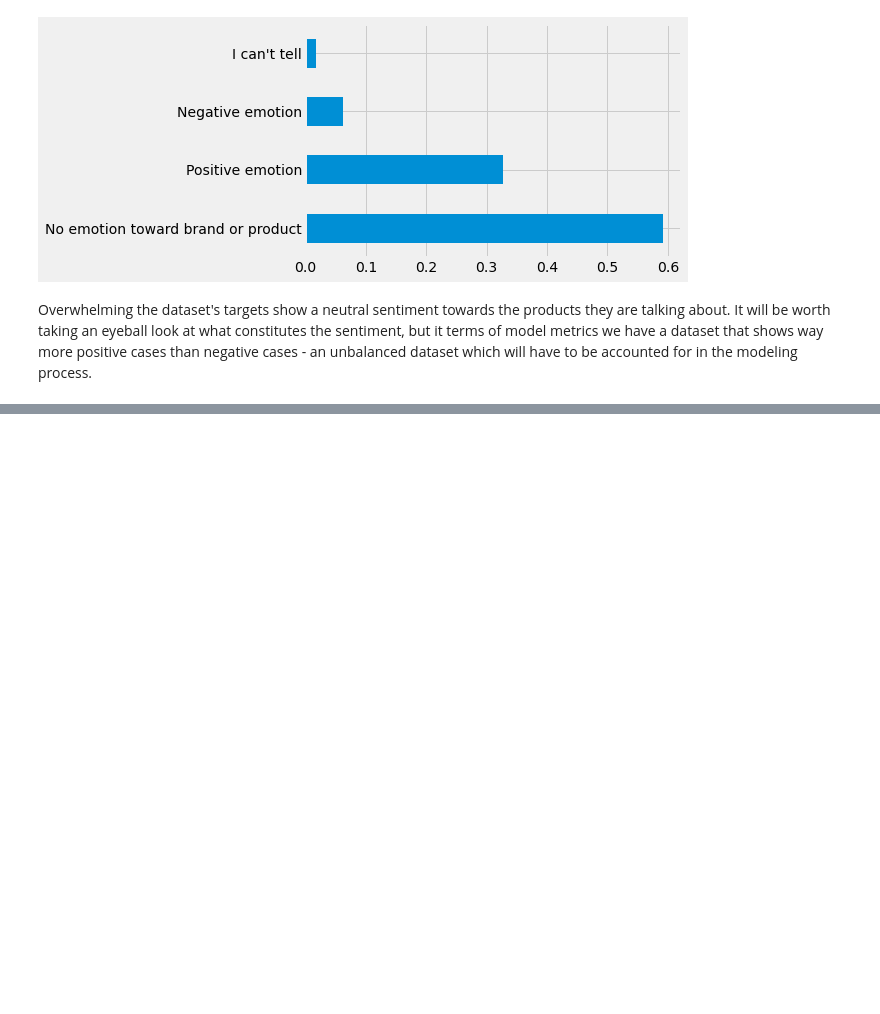
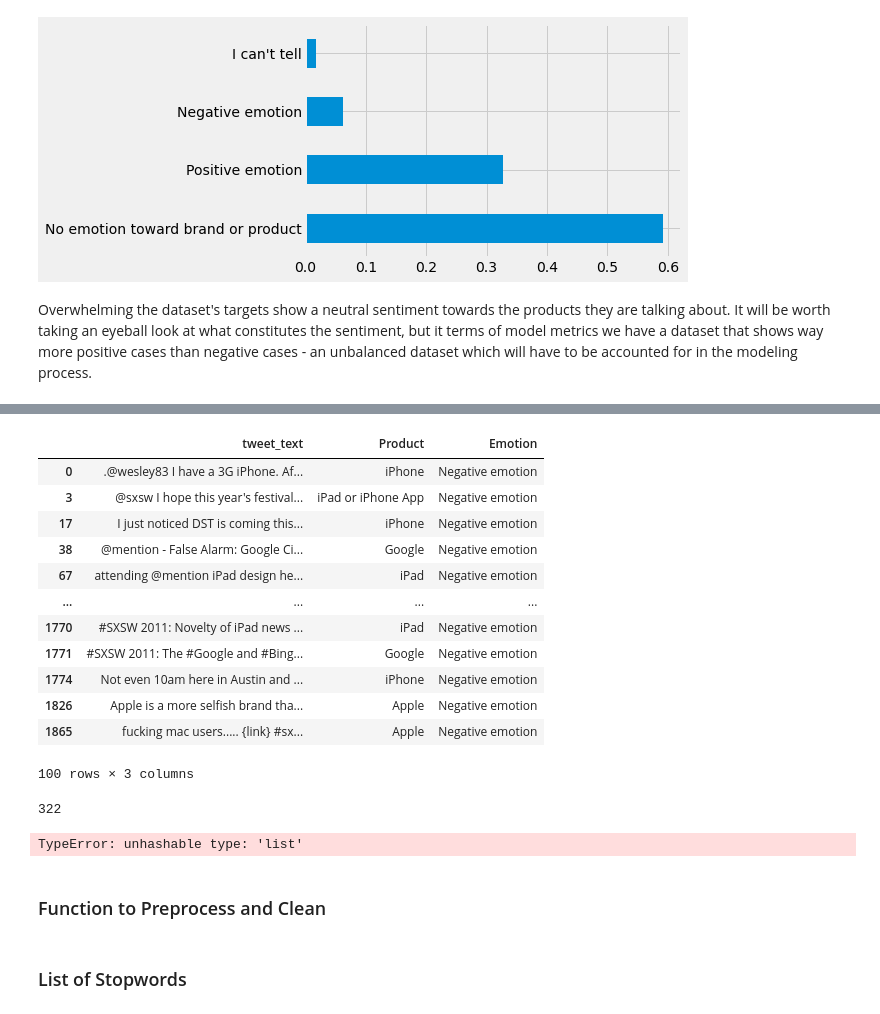
Before and after one commit to seanisthegood/Twitter_Sentiment_Project, a Jupyter notebook: Untitled.ipynb, the cells around one changed output, grey strips where cells are left out. Cells and saved outputs as stored; diff of their text form; code cells hidden in the pictures; blank space fills up the shorter version.

```diff
--- a/Untitled.ipynb
+++ b/Untitled.ipynb
@@ -145,0 +224,2 @@ Dear #SXSW goer... Please look up from your fucking iPhone when walking the hall
+# %%
+na_mask = data['Product'].isna().copy()
@@ -145,0 +259,2 @@ Dear #SXSW goer... Please look up from your fucking iPhone when walking the hall
+# %%
+data[na_mask]['test']= [x if x in product_words else np.NaN for x in data[na_mask]['tweet_text'].copy()]
@@ -145,0 +303,4 @@ Dear #SXSW goer... Please look up from your fucking iPhone when walking the hall
+# %%
+data.drop(6,inplace=True)
+# %%
+pd.set_option('display.max_colwidth', 0)
@@ -145,0 +327,20 @@ Dear #SXSW goer... Please look up from your fucking iPhone when walking the hall
+# %%
+data.dropna()[data.dropna()['Emotion']=='Negative emotion'].head(100)
+# %% [output]
+|  | tweet_text | Product | Emotion |
+| 0 | .@wesley83 I have a 3G iPhone. Af... | iPhone | Negative emotion |
+| 3 | @sxsw I hope this year's festival... | iPad or iPhone App | Negative emotion |
+| 17 | I just noticed DST is coming this... | iPhone | Negative emotion |
+| 38 | @mention - False Alarm: Google Ci... | Google | Negative emotion |
+| 67 | attending @mention iPad design he... | iPad | Negative emotion |
+| ... | ... | ... | ... |
+| 1770 | #SXSW 2011: Novelty of iPad news ... | iPad | Negative emotion |
+| 1771 | #SXSW 2011: The #Google and #Bing... | Google | Negative emotion |
+| 1774 | Not even 10am here in Austin and ... | iPhone | Negative emotion |
+| 1826 | Apple is a more selfish brand tha... | Apple | Negative emotion |
+| 1865 | fucking mac users..... {link} #sx... | Apple | Negative emotion |
+100 rows × 3 columns
+# %%
+np.sum(data[na_mask]['tweet_text'].str.contains('google'))
+# %% [output]
+322
@@ -145,0 +349,6 @@ Dear #SXSW goer... Please look up from your fucking iPhone when walking the hall
+# %%
+data[na_mask]['tweet_text'].str.findall(product_words)
+# %% [output]
+TypeError: unhashable type: 'list'
+# %% [markdown]
+### Function to Preprocess and Clean
@@ -145,0 +392,2 @@ Dear #SXSW goer... Please look up from your fucking iPhone when walking the hall
+# %% [markdown]
+### List of Stopwords
```
Also changed, not shown: parts of 79 cells of this notebook, 21 other files.
